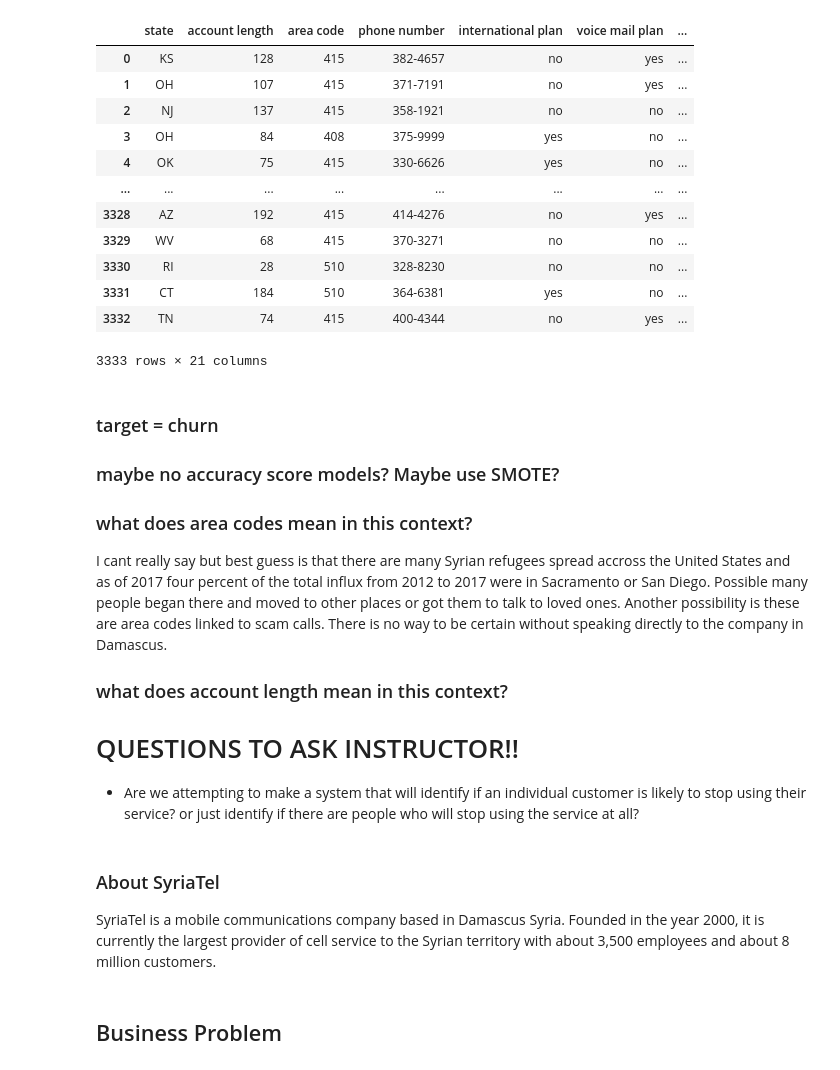
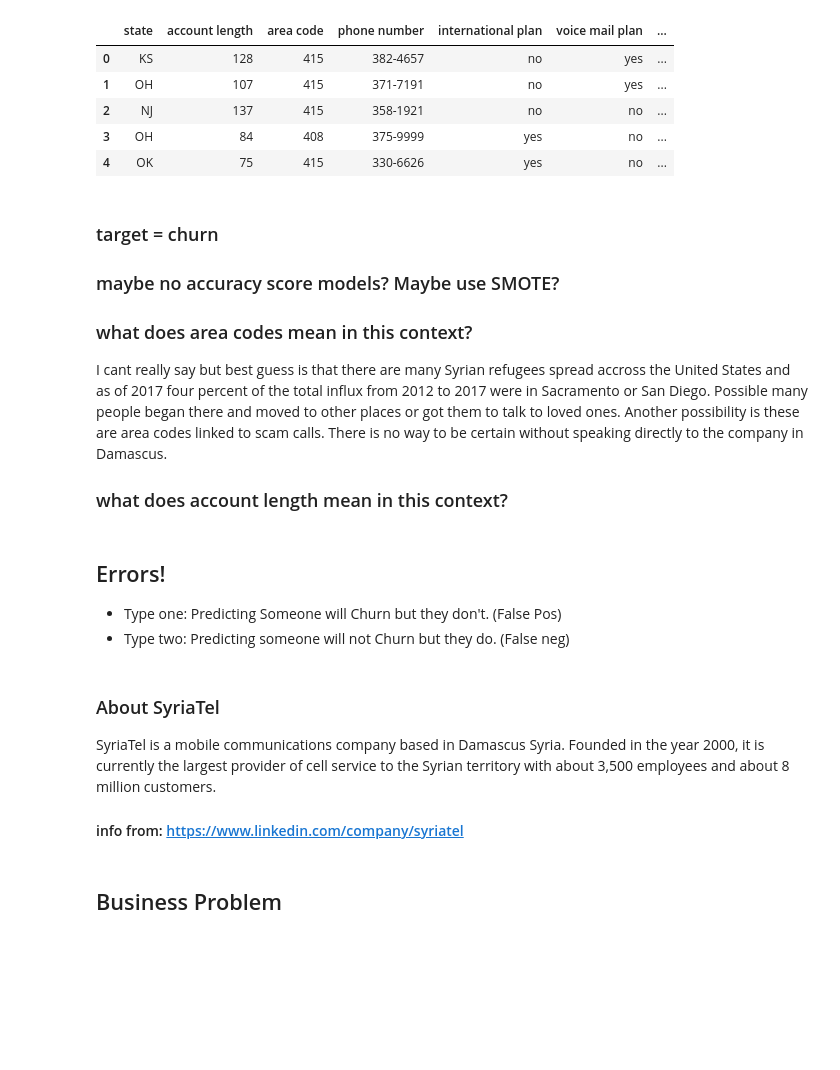
Before and after one commit to oklena/SyriaTel_Customer_Churn, a Jupyter notebook: notebooks/eda/Reuben_EDA.ipynb, the cells around one changed output. Drawn from its saved outputs; the diff is of its cells as text; code cells hidden in the pictures; blank space fills up the shorter version.

```diff
--- a/notebooks/eda/Reuben_EDA.ipynb
+++ b/notebooks/eda/Reuben_EDA.ipynb
@@ -11,21 +12,15 @@ from sklearn.preprocessing import OneHotEncoder
 from sklearn.model_selection import GridSearchCV
 # %%
 df = pd.read_csv("../../data/raw/bigml_59c28831336c6604c800002a.csv")
-df
+pd.set_option('display.max_columns', None)
+df.head()
 # %% [output]
 |  | state | account length | area code | phone number | international plan | voice mail plan | ... |
 | 0 | KS | 128 | 415 | 382-4657 | no | yes | ... |
 | 1 | OH | 107 | 415 | 371-7191 | no | yes | ... |
 | 2 | NJ | 137 | 415 | 358-1921 | no | no | ... |
 | 3 | OH | 84 | 408 | 375-9999 | yes | no | ... |
 | 4 | OK | 75 | 415 | 330-6626 | yes | no | ... |
-| ... | ... | ... | ... | ... | ... | ... | ... |
-| 3328 | AZ | 192 | 415 | 414-4276 | no | yes | ... |
-| 3329 | WV | 68 | 415 | 370-3271 | no | no | ... |
-| 3330 | RI | 28 | 510 | 328-8230 | no | no | ... |
-| 3331 | CT | 184 | 510 | 364-6381 | yes | no | ... |
-| 3332 | TN | 74 | 415 | 400-4344 | no | yes | ... |
-3333 rows × 21 columns
 # %% [markdown]
 ### target = churn
 ### maybe no accuracy score models? Maybe use SMOTE?
@@ -33,13 +28,15 @@ df
 I cant really say but best guess is that there are many Syrian refugees spread accross the United States and as of 2017 four percent of the total influx from 2012 to 2017 were in  Sacramento or San Diego. Possible many people began there and moved to other places or got them to talk to loved ones. Another possibility is these are area codes linked to scam calls.  There is no way to be certain without speaking directly to the company in Damascus.
 
 ### what does account length mean in this context?
-
-# QUESTIONS TO ASK INSTRUCTOR!!
-
-- Are we attempting to make a system that will identify if an individual customer is likely to stop using their service? or just identify if there are people who will stop using the service at all?
+# %% [markdown]
+## Errors!
+
+- Type one: Predicting Someone will Churn but they don't. (False Pos)
+- Type two: Predicting someone will not Churn but they do. (False neg)
 # %% [markdown]
 ### About SyriaTel
 SyriaTel is a mobile communications company based in Damascus Syria. Founded in the year 2000, it is currently the largest provider of cell service to the Syrian territory with about 3,500 employees and  about 8 million customers.
+#### info from: https://www.linkedin.com/company/syriatel
 # %% [markdown]
 ## Business Problem
 # %% [markdown]
```
Also changed, not shown: parts of 10 cells of this notebook.
